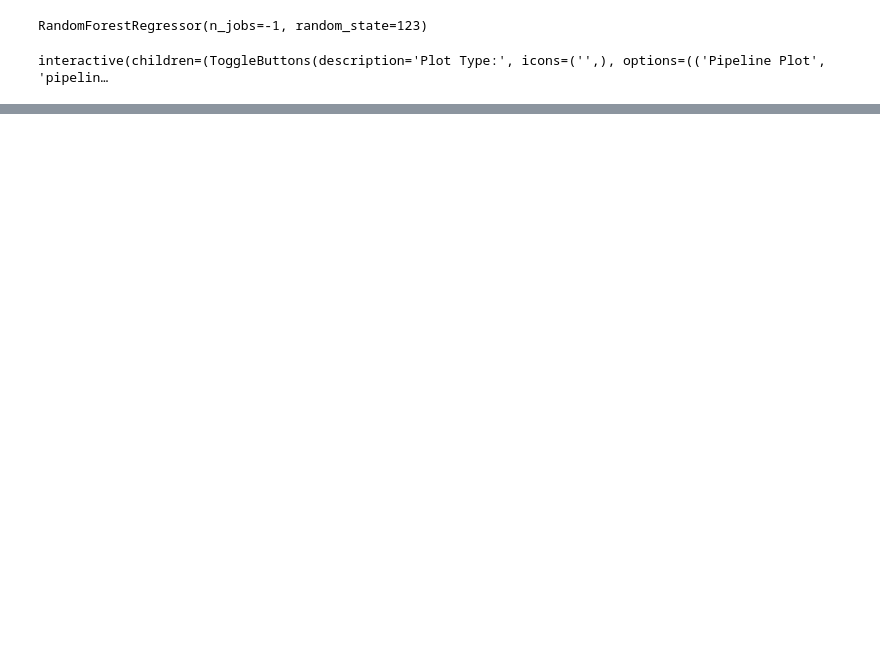
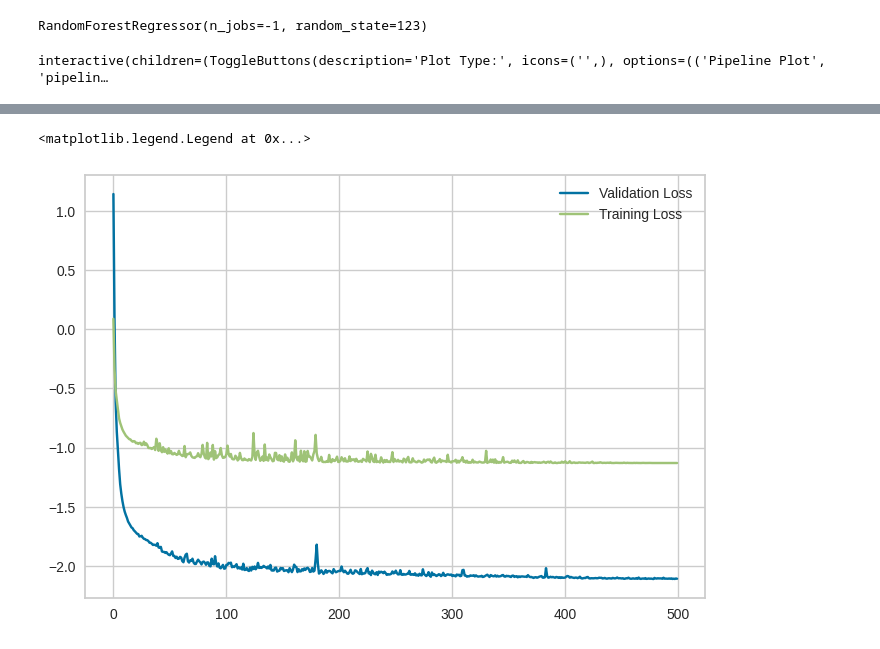
Before and after one commit to wjosefw/MLTiming, a Jupyter notebook: Pycaret_cosas/Time_Ind_Params_Pycaret.ipynb, the cells around one changed output, grey strips where cells are left out. Cells and saved outputs as stored; diff of their text form; code cells hidden in the pictures; blank space fills up the shorter version.

```diff
--- a/Pycaret_cosas/Time_Ind_Params_Pycaret.ipynb
+++ b/Pycaret_cosas/Time_Ind_Params_Pycaret.ipynb
@@ -211,0 +234,10 @@ revisar y vs y_hat hacerlo yo
+# %%
+Error_train = Error_train.astype(np.float32)
+Error_test = Error_test.astype(np.float32)
+# %%
+train_dataset = torch.utils.data.TensorDataset(torch.from_numpy(features_train).float(), torch.from_numpy(np.expand_dims(Error_train, axis = -1)).float())
+val_dataset = torch.utils.data.TensorDataset(torch.from_numpy(features_test).float(), torch.from_numpy(np.expand_dims(Error_test, axis = -1)).float())
+
+
+train_loader = torch.utils.data.DataLoader(train_dataset, batch_size = 32, shuffle = True)
+val_loader = torch.utils.data.DataLoader(val_dataset, batch_size = 64, shuffle = False)
@@ -211,0 +316,6 @@ revisar y vs y_hat hacerlo yo
+# %%
+epochs = 500
+model = MLP_Torch(NM = 8, NN = 32, STD_INIT = 0.5)
+optimizer = torch.optim.AdamW(model.parameters(), lr = 5e-4)
+
+loss, val_loss, test = train_loop_MLP(model, optimizer, train_loader, val_loader, torch.tensor(features_test).float(), EPOCHS = epochs)
@@ -211,0 +340,7 @@ revisar y vs y_hat hacerlo yo
+# %%
+plt.plot(np.log10(loss.astype(np.float64)), label = 'Validation Loss')
+plt.plot(np.log10(val_loss.astype(np.float64)), label = 'Training Loss')
+plt.legend()
+# %% [output]
+<matplotlib.legend.Legend at 0x...>
+[figure, added]
```
Also changed, not shown: parts of 29 cells of this notebook, 6 other files.
